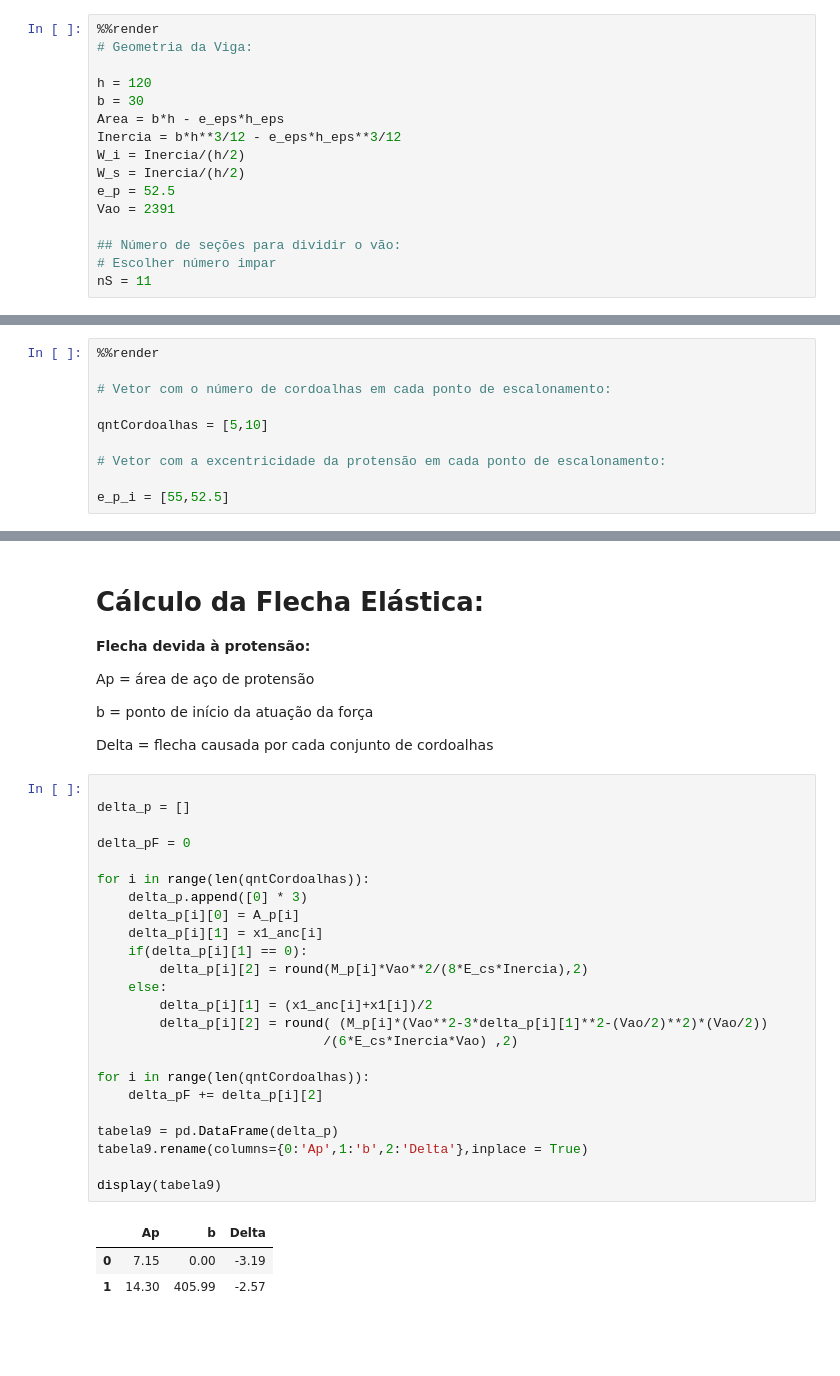
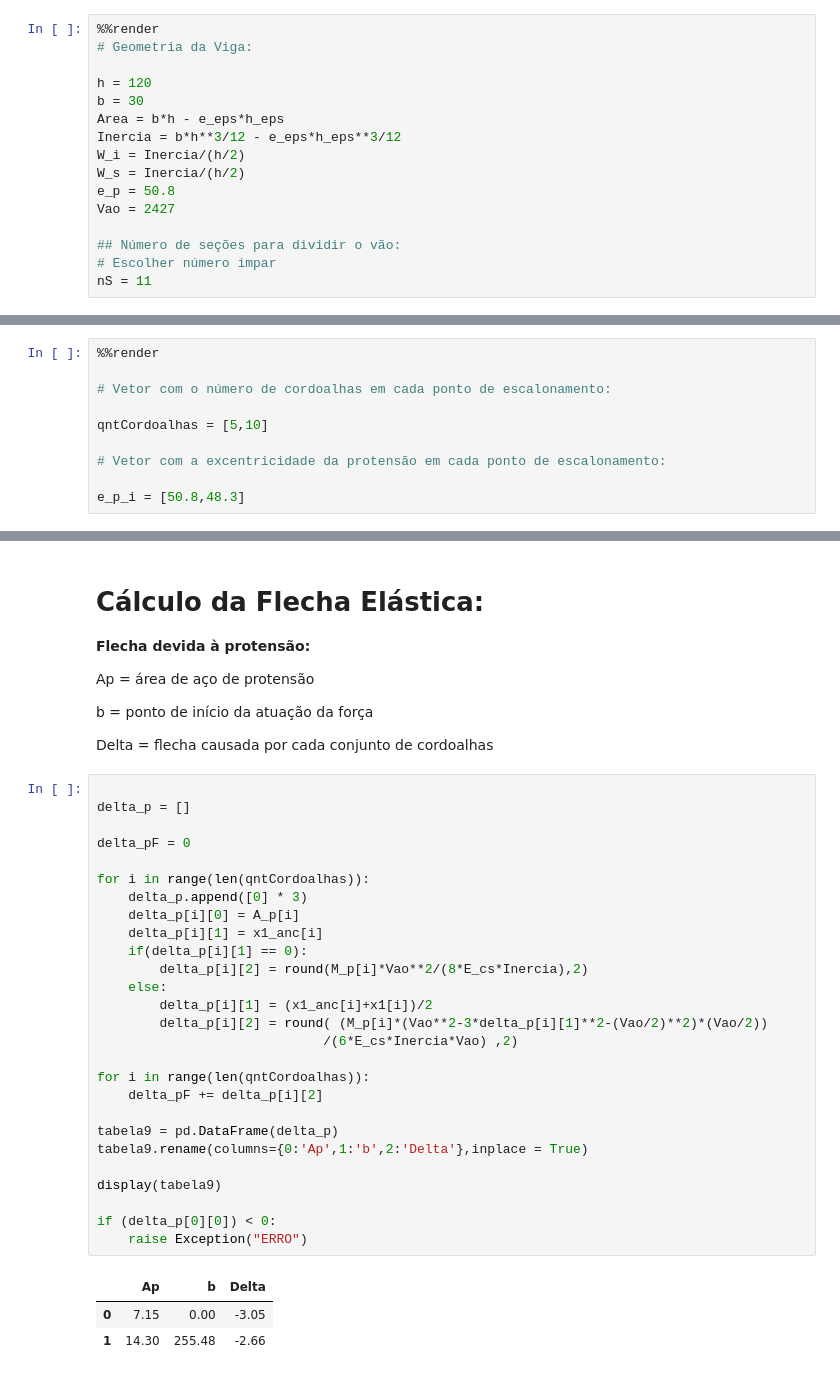
Before and after one commit to GarciaGabe/eng, a Jupyter notebook: Viga Protendida.ipynb, the cells around one changed output, grey strips where cells are left out. Cells and saved outputs as stored; diff of their text form; blank space fills up the shorter version.

```diff
--- a/Viga Protendida.ipynb
+++ b/Viga Protendida.ipynb
@@ -53,8 +63,8 @@ Area = b*h - e_eps*h_eps
 Inercia = b*h**3/12 - e_eps*h_eps**3/12
 W_i = Inercia/(h/2)
 W_s = Inercia/(h/2)
-e_p = 52.5
-Vao = 2391
+e_p = 50.8
+Vao = 2427
 
 ## Número de seções para dividir o vão:
 # Escolher número impar
@@ -425,7 +435,7 @@ qntCordoalhas = [5,10]
 
 # Vetor com a excentricidade da protensão em cada ponto de escalonamento:
 
-e_p_i = [55,52.5]
+e_p_i = [50.8,48.3]
 # %% [output]
 \[
 \begin{aligned}
@@ -1133,31 +1143,34 @@ Delta = flecha causada por cada conjunto de cordoalhas
 # %%
 
 delta_p = []
 
 delta_pF = 0
 
 for i in range(len(qntCordoalhas)):
     delta_p.append([0] * 3)
     delta_p[i][0] = A_p[i]
     delta_p[i][1] = x1_anc[i]
     if(delta_p[i][1] == 0):
         delta_p[i][2] = round(M_p[i]*Vao**2/(8*E_cs*Inercia),2)
     else:
         delta_p[i][1] = (x1_anc[i]+x1[i])/2
         delta_p[i][2] = round( (M_p[i]*(Vao**2-3*delta_p[i][1]**2-(Vao/2)**2)*(Vao/2))
                              /(6*E_cs*Inercia*Vao) ,2)
 
 for i in range(len(qntCordoalhas)):
     delta_pF += delta_p[i][2]
 
 tabela9 = pd.DataFrame(delta_p)
 tabela9.rename(columns={0:'Ap',1:'b',2:'Delta'},inplace = True)
 
 display(tabela9)
+
+if (delta_p[0][0]) < 0:
+    raise Exception("ERRO")
 # %% [output]
 |  | Ap | b | Delta |
-| 0 | 7.15 | 0.00 | -3.19 |
-| 1 | 14.30 | 405.99 | -2.57 |
+| 0 | 7.15 | 0.00 | -3.05 |
+| 1 | 14.30 | 255.48 | -2.66 |
 # %%
 %%render
 delta_pF
```
Also changed, not shown: parts of 24 cells of this notebook, 1 other file.
